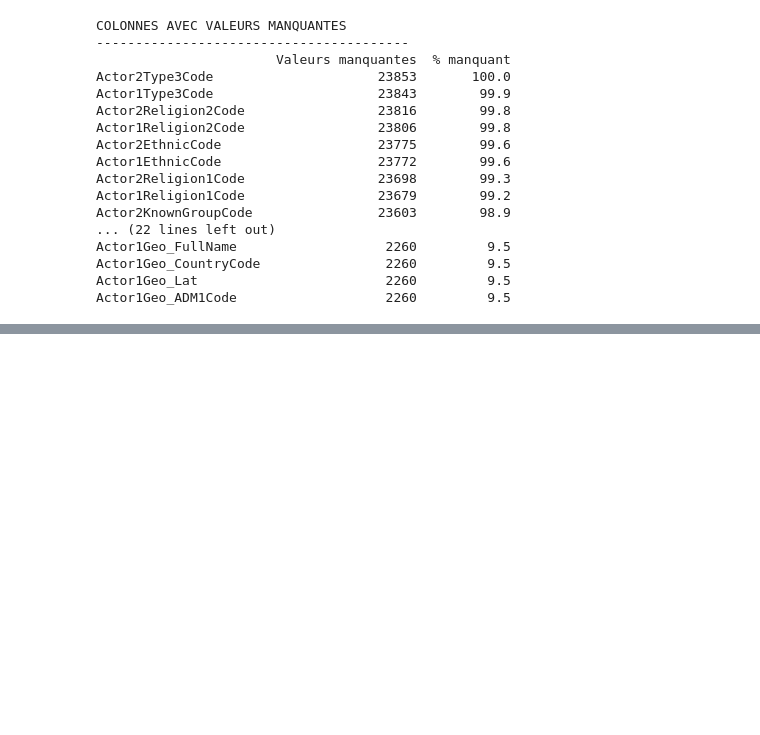
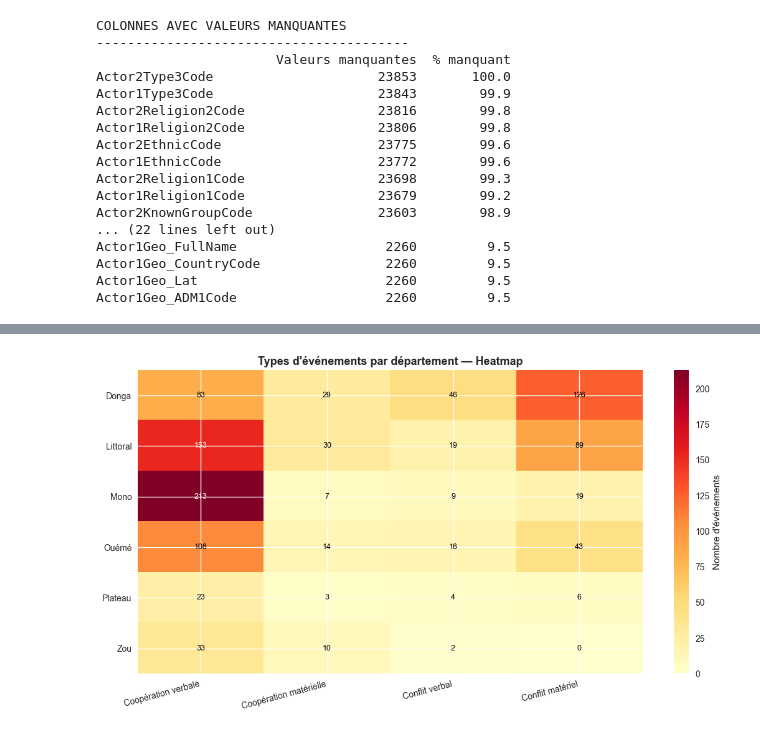
Before and after one commit to Equipe-003/Hackathon_iSHEEROXDatacamp, a Jupyter notebook: notebooks/data_exploration.ipynb, the cells around one changed output, grey strips where cells are left out. Drawn from its saved outputs; the diff is of its cells as text; code cells hidden in the pictures; blank space fills up the shorter version.

```diff
--- a/notebooks/data_exploration.ipynb
+++ b/notebooks/data_exploration.ipynb
@@ -790,0 +355,36 @@ Name: count, dtype: int64
+# %%
+# ── 3.2.2 Types d'événements par département (heatmap) ─────────────────────
+dept_quad = (
+    df[~df['Departement'].isin(['Inconnu / International', 'Bénin (national)'])]
+    .groupby(['Departement', 'QuadLabel'])
+    .size()
+    .unstack(fill_value=0)
+)
+
+# Ordonner les colonnes par logique coopération → conflit
+col_order = [c for c in ['Coopération verbale', 'Coopération matérielle',
+                          'Conflit verbal', 'Conflit matériel'] if c in dept_quad.columns]
+dept_quad = dept_quad[col_order]
+
+fig, ax = plt.subplots(figsize=(11, 6))
+import numpy as np
+
+im = ax.imshow(dept_quad.values, cmap='YlOrRd', aspect='auto')
+ax.set_xticks(range(len(dept_quad.columns)))
+ax.set_xticklabels(dept_quad.columns, rotation=15, ha='right')
+ax.set_yticks(range(len(dept_quad.index)))
+ax.set_yticklabels(dept_quad.index)
+
+# Annoter chaque cellule avec sa valeur
+for i in range(len(dept_quad.index)):
+    for j in range(len(dept_quad.columns)):
+        val = dept_quad.values[i, j]
+        ax.text(j, i, str(val), ha='center', va='center', fontsize=9,
+                color='black' if val < dept_quad.values.max() * 0.6 else 'white')
+
+plt.colorbar(im, ax=ax, label="Nombre d'événements")
+ax.set_title("Types d'événements par département — Heatmap", fontsize=13, fontweight='bold')
+plt.tight_layout()
+plt.show()
+# %% [output]
+[figure, added]
```
Also changed, not shown: parts of 36 cells of this notebook.
